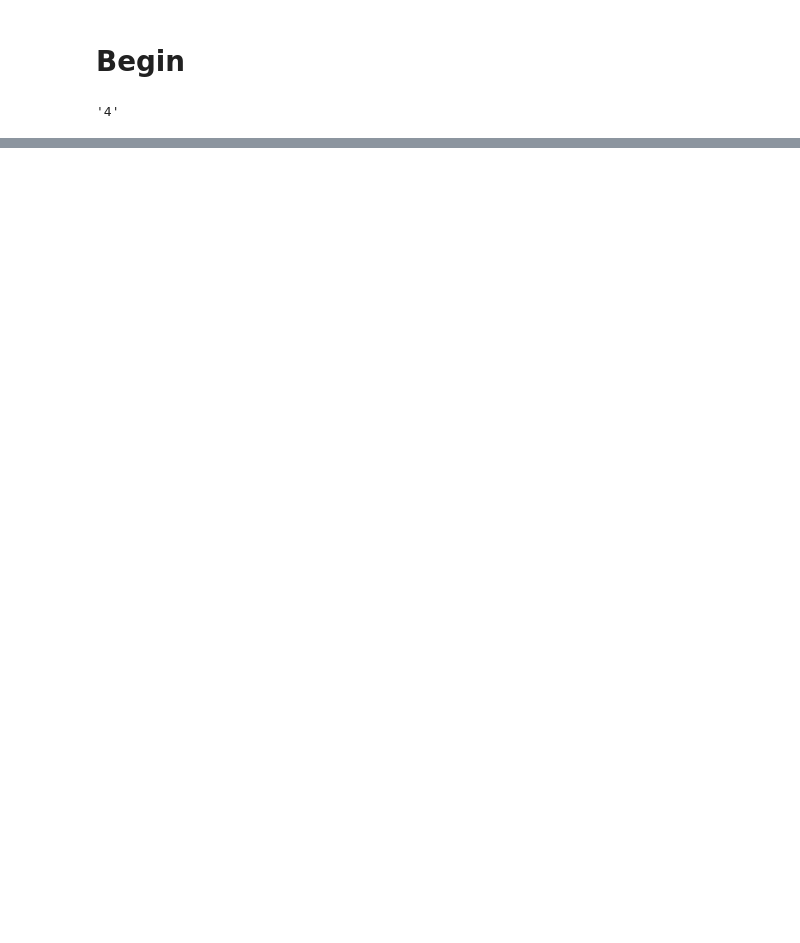
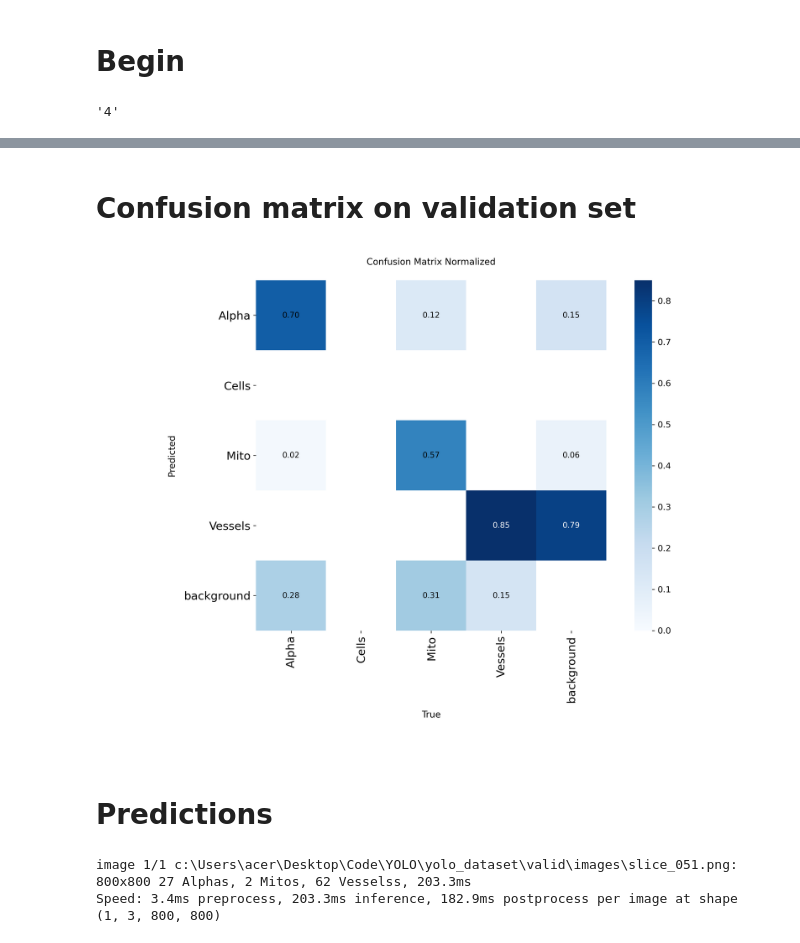
Before and after one commit to baelthebard42/Platelets-Semantic-Segmentation, a Jupyter notebook: train.ipynb, the cells around one changed output, grey strips where cells are left out. Saved outputs shown, nothing was run; the diff lists cells and outputs as text; code cells hidden in the pictures; blank space fills up the shorter version.

```diff
--- a/train.ipynb
+++ b/train.ipynb
@@ -38,0 +78,8 @@ results = model.train(data="./yolo_dataset/data.yaml",
+# %% [markdown]
+# Confusion matrix on validation set
+# %%
+display(Image(filename="./runs/segment/val/confusion_matrix_normalized.png"))
+# %% [output]
+[figure, added]
+# %% [markdown]
+# Predictions
@@ -38,0 +88,9 @@ results = model.train(data="./yolo_dataset/data.yaml",
+# %%
+try_image_path = 'yolo_dataset/valid/images/slice_051.png'
+predicted = model.predict(try_image_path, conf=0.3)
+
+original_img = np.array(PIL.Image.open(try_image_path))
+predicted_img = predicted[0].plot()
+# %% [output]
+image 1/1 c:\Users\acer\Desktop\Code\YOLO\yolo_dataset\valid\images\slice_051.png: 800x800 27 Alphas, 2 Mitos, 62 Vesselss, 203.3ms
+Speed: 3.4ms preprocess, 203.3ms inference, 182.9ms postprocess per image at shape (1, 3, 800, 800)
```
Also changed, not shown: parts of 15 cells of this notebook, 14 other files.
